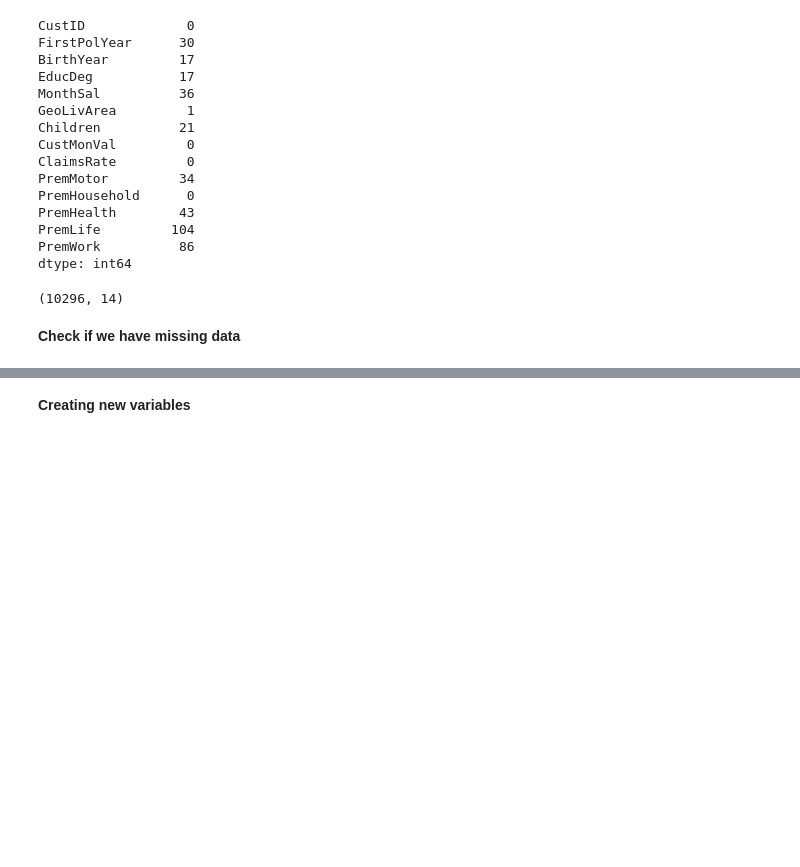
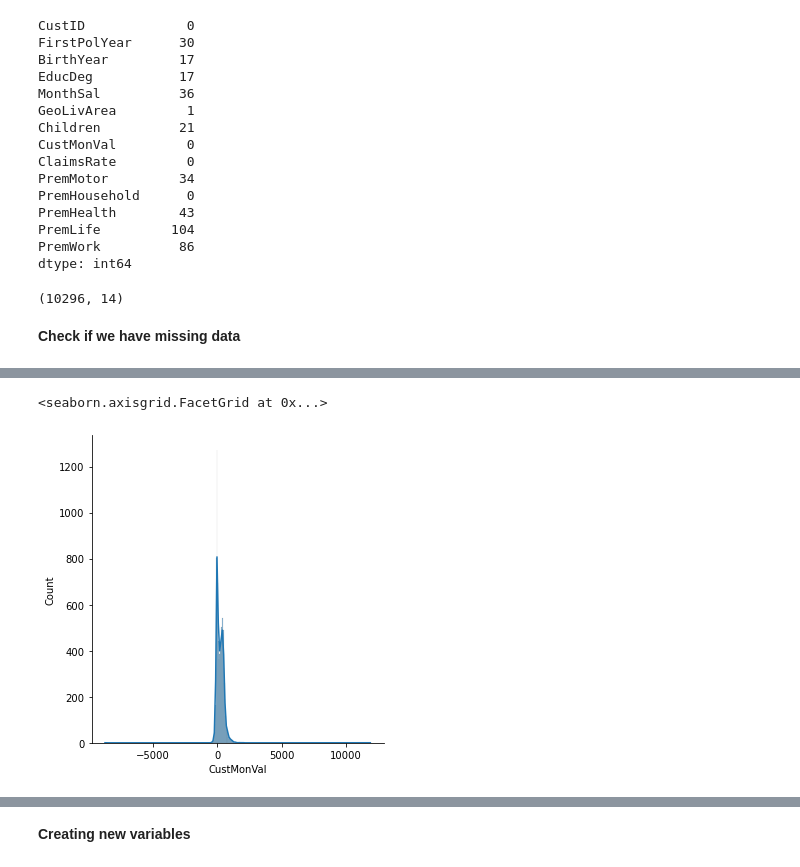
Before and after one commit to miguelince/insurance-clustering, a Jupyter notebook: code/Project.ipynb, the cells around one changed output, grey strips where cells are left out. Drawn from its saved outputs; the diff is of its cells as text; code cells hidden in the pictures; blank space fills up the shorter version.

```diff
--- a/code/Project.ipynb
+++ b/code/Project.ipynb
@@ -99,0 +196,4 @@ dataset.shape
+# %%
+## lets remove these observations
+
+filtered_data2 = filtered_data.loc[filtered_data['CustMonVal']>-10000]
@@ -99,0 +204,5 @@ dataset.shape
+# %%
+sns.displot(data= filtered_data2, x='CustMonVal', kde=True)
+# %% [output]
+<seaborn.axisgrid.FacetGrid at 0x...>
+[figure, added]
```
Also changed, not shown: parts of 44 cells of this notebook.
